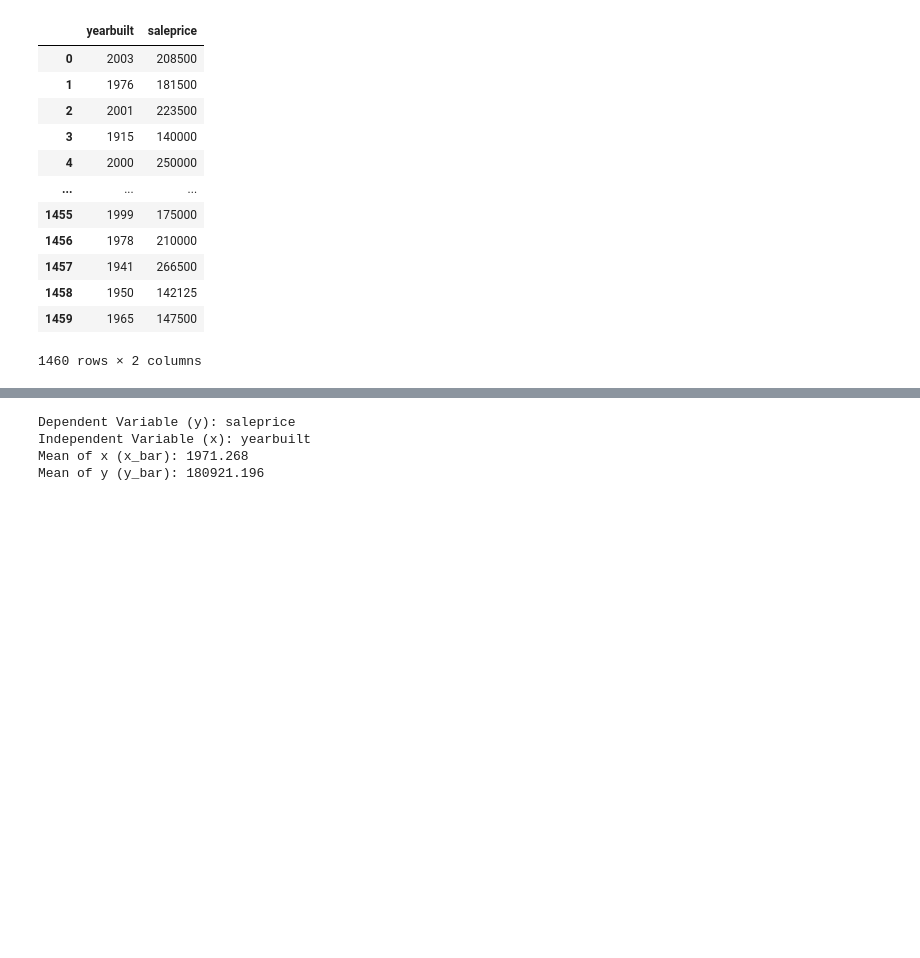
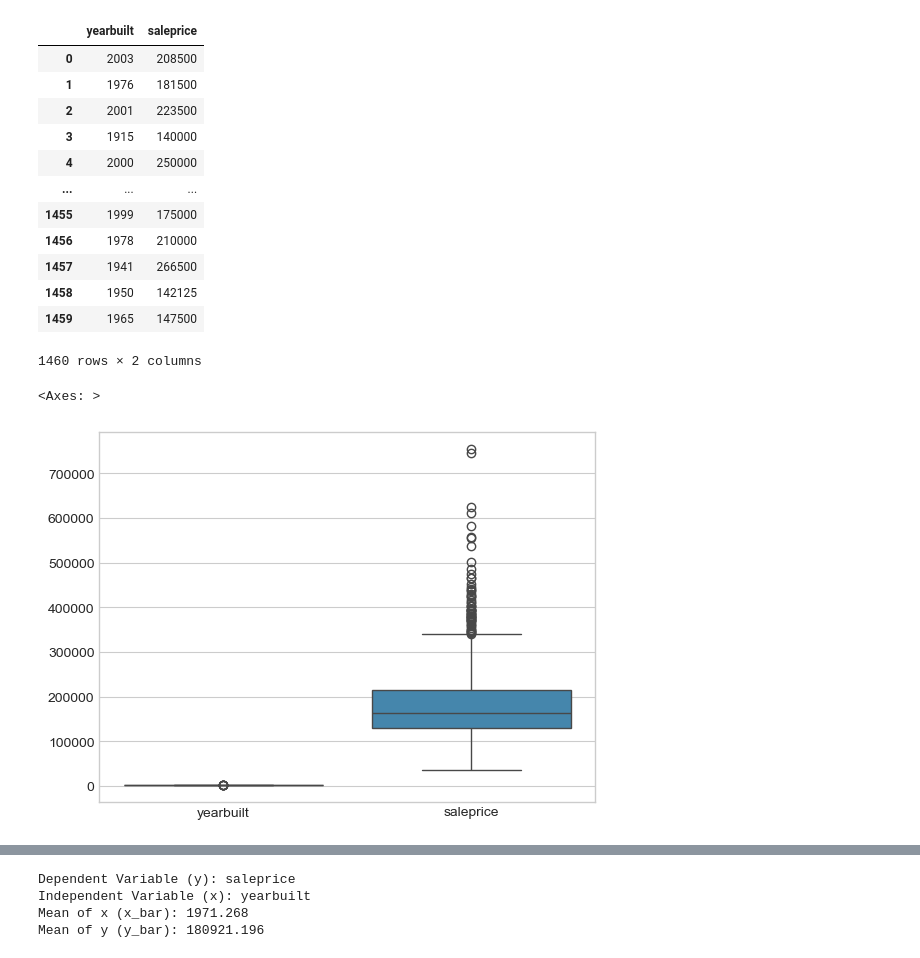
Before and after one commit to Vain-Guy/Ames-Housing-Price-Predictions, a Jupyter notebook: index.ipynb, the cells around one changed output, grey strips where cells are left out. Drawn from its saved outputs; the diff is of its cells as text; code cells hidden in the pictures; blank space fills up the shorter version.

```diff
--- a/index.ipynb
+++ b/index.ipynb
@@ -273,5 +273,10 @@ df_prophet
 | 1458 | 1950 | 142125 |
 | 1459 | 1965 | 147500 |
 1460 rows × 2 columns
+# %%
+sns.boxplot(df_prophet)
+# %% [output]
+<Axes: >
+[figure, added]
 # %%
 # Scatter plot
```
Also changed, not shown: parts of 21 cells of this notebook.
